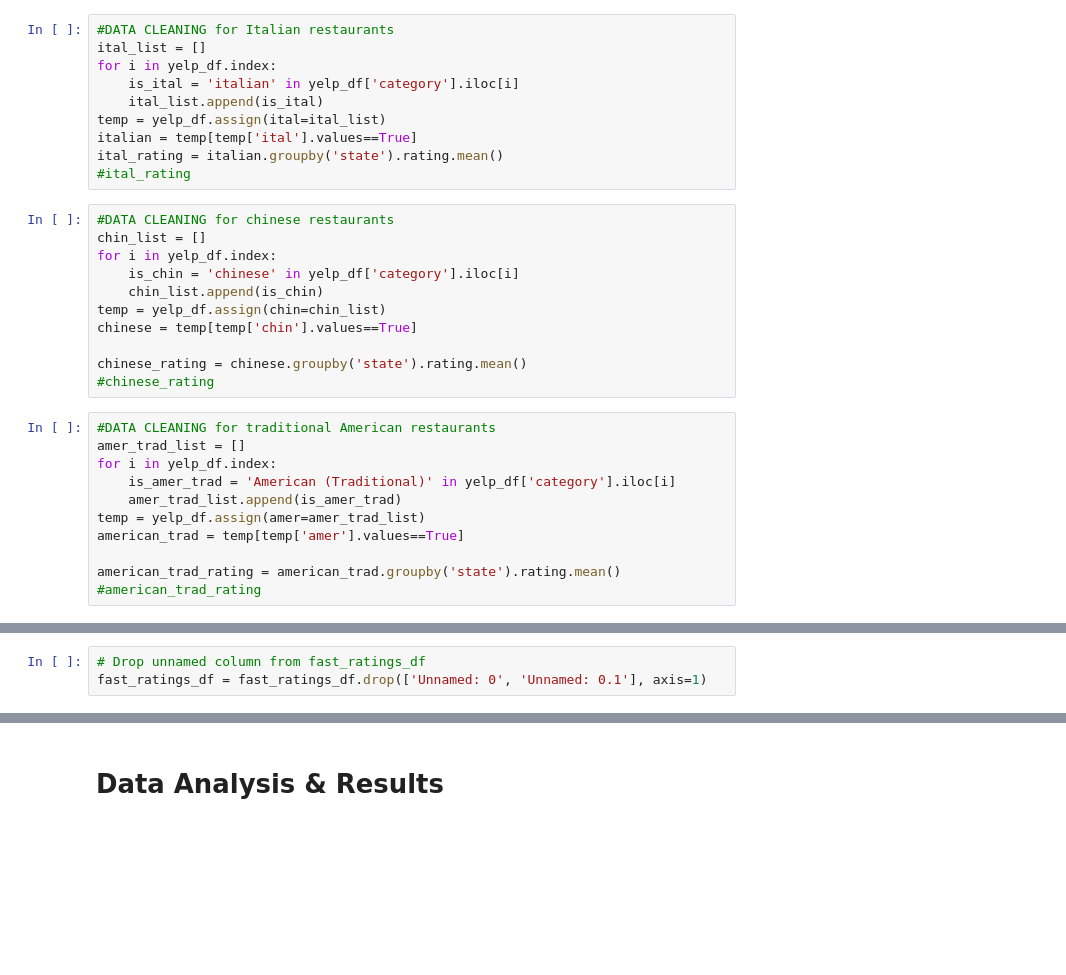
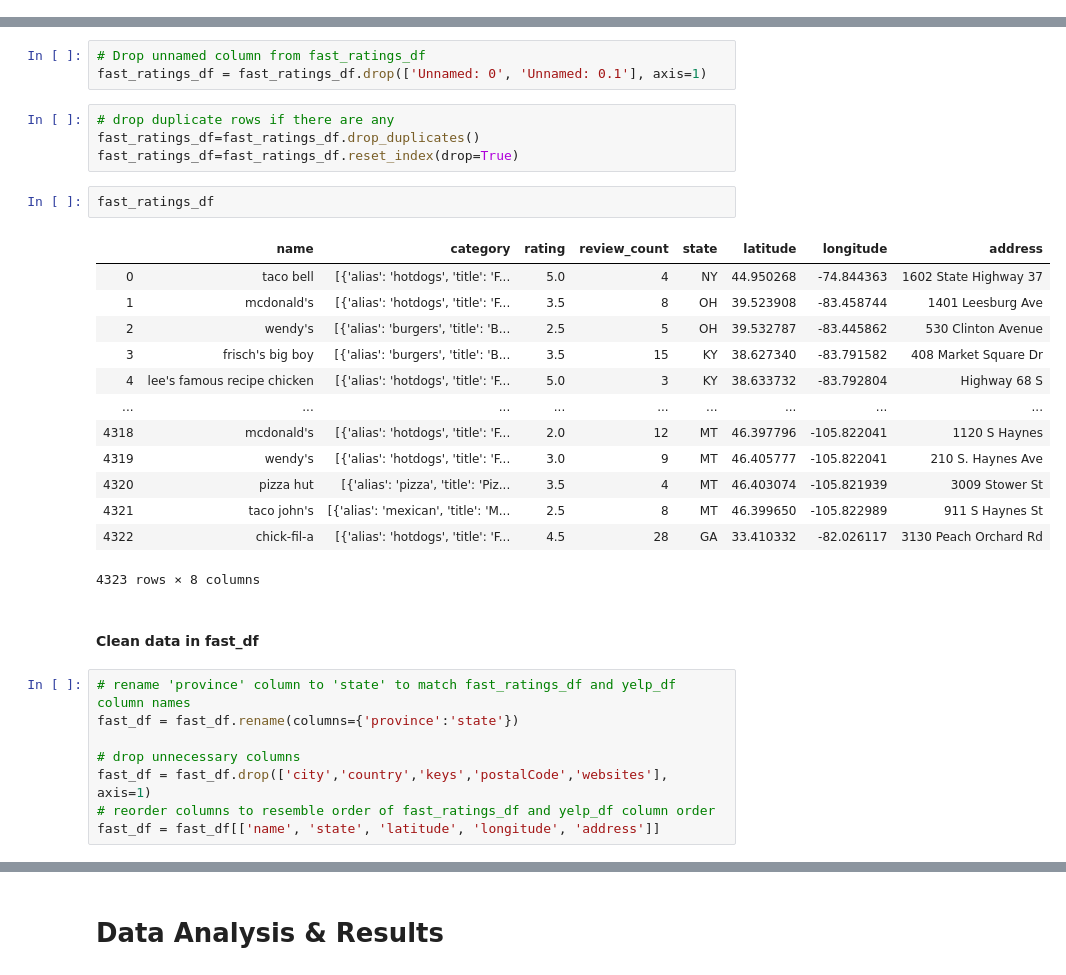
Before and after one commit to shihwenma/yelp_data_analysis, a Jupyter notebook: FinalProject_group071.ipynb, the cells around one changed output, grey strips where cells are left out. Drawn from its saved outputs; the diff is of its cells as text; blank space fills up the shorter version.

```diff
--- a/FinalProject_group071.ipynb
+++ b/FinalProject_group071.ipynb
@@ -265,32 +181,0 @@ jap_rating = japanese.groupby('state').rating.mean()
-# %%
-#DATA CLEANING for Italian restaurants
-ital_list = []
-for i in yelp_df.index:
-    is_ital = 'italian' in yelp_df['category'].iloc[i]
-    ital_list.append(is_ital)
-temp = yelp_df.assign(ital=ital_list)
-italian = temp[temp['ital'].values==True]
-ital_rating = italian.groupby('state').rating.mean()
-#ital_rating
-# %%
-#DATA CLEANING for chinese restaurants
-chin_list = []
-for i in yelp_df.index:
-    is_chin = 'chinese' in yelp_df['category'].iloc[i]
-    chin_list.append(is_chin)
-temp = yelp_df.assign(chin=chin_list)
-chinese = temp[temp['chin'].values==True]
-
-chinese_rating = chinese.groupby('state').rating.mean()
-#chinese_rating
-# %%
-#DATA CLEANING for traditional American restaurants
-amer_trad_list = []
-for i in yelp_df.index:
-    is_amer_trad = 'American (Traditional)' in yelp_df['category'].iloc[i]
-    amer_trad_list.append(is_amer_trad)
-temp = yelp_df.assign(amer=amer_trad_list)
-american_trad = temp[temp['amer'].values==True]
-
-american_trad_rating = american_trad.groupby('state').rating.mean()
-#american_trad_rating
@@ -355,3 +225,33 @@ fast_ratings_df = fast_ratings_df.drop('location', axis=1)
 # %%
 # Drop unnamed column from fast_ratings_df
 fast_ratings_df = fast_ratings_df.drop(['Unnamed: 0', 'Unnamed: 0.1'], axis=1)
+# %%
+# drop duplicate rows if there are any
+fast_ratings_df=fast_ratings_df.drop_duplicates()
+fast_ratings_df=fast_ratings_df.reset_index(drop=True)
+# %%
+fast_ratings_df
+# %% [output]
+|  | name | category | rating | review_count | state | latitude | longitude | address |
+| 0 | taco bell | [{'alias': 'hotdogs', 'title': 'F... | 5.0 | 4 | NY | 44.950268 | -74.844363 | 1602 State Highway 37 |
+| 1 | mcdonald's | [{'alias': 'hotdogs', 'title': 'F... | 3.5 | 8 | OH | 39.523908 | -83.458744 | 1401 Leesburg Ave |
+| 2 | wendy's | [{'alias': 'burgers', 'title': 'B... | 2.5 | 5 | OH | 39.532787 | -83.445862 | 530 Clinton Avenue |
+| 3 | frisch's big boy | [{'alias': 'burgers', 'title': 'B... | 3.5 | 15 | KY | 38.627340 | -83.791582 | 408 Market Square Dr |
+| 4 | lee's famous recipe chicken | [{'alias': 'hotdogs', 'title': 'F... | 5.0 | 3 | KY | 38.633732 | -83.792804 | Highway 68 S |
+| ... | ... | ... | ... | ... | ... | ... | ... | ... |
+| 4318 | mcdonald's | [{'alias': 'hotdogs', 'title': 'F... | 2.0 | 12 | MT | 46.397796 | -105.822041 | 1120 S Haynes |
+| 4319 | wendy's | [{'alias': 'hotdogs', 'title': 'F... | 3.0 | 9 | MT | 46.405777 | -105.822041 | 210 S. Haynes Ave |
+| 4320 | pizza hut | [{'alias': 'pizza', 'title': 'Piz... | 3.5 | 4 | MT | 46.403074 | -105.821939 | 3009 Stower St |
+| 4321 | taco john's | [{'alias': 'mexican', 'title': 'M... | 2.5 | 8 | MT | 46.399650 | -105.822989 | 911 S Haynes St |
+| 4322 | chick-fil-a | [{'alias': 'hotdogs', 'title': 'F... | 4.5 | 28 | GA | 33.410332 | -82.026117 | 3130 Peach Orchard Rd |
+4323 rows × 8 columns
+# %% [markdown]
+#### Clean data in fast_df
+# %%
+# rename 'province' column to 'state' to match fast_ratings_df and yelp_df column names
+fast_df = fast_df.rename(columns={'province':'state'})
+
+# drop unnecessary columns
+fast_df = fast_df.drop(['city','country','keys','postalCode','websites'], axis=1)
+# reorder columns to resemble order of fast_ratings_df and yelp_df column order
+fast_df = fast_df[['name', 'state', 'latitude', 'longitude', 'address']]
```
Also changed, not shown: parts of 34 cells of this notebook.
